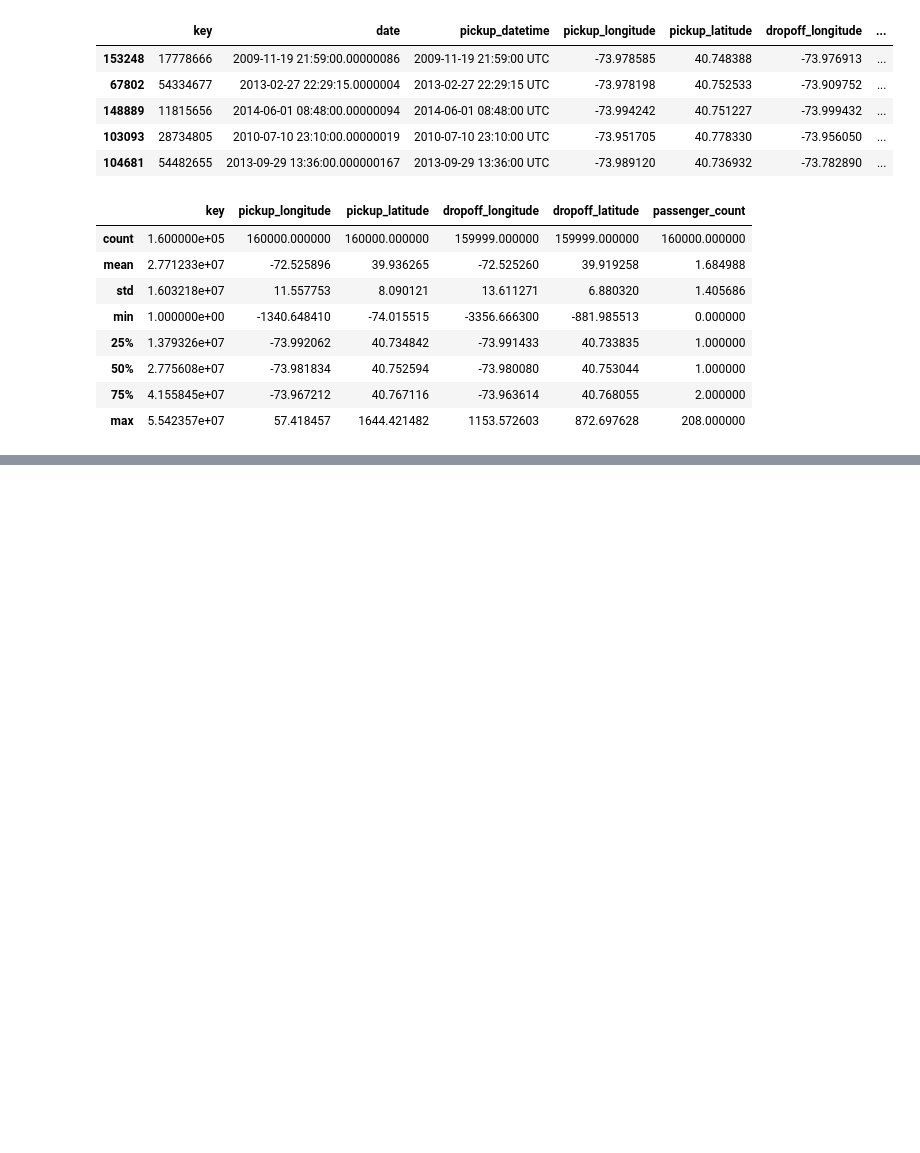
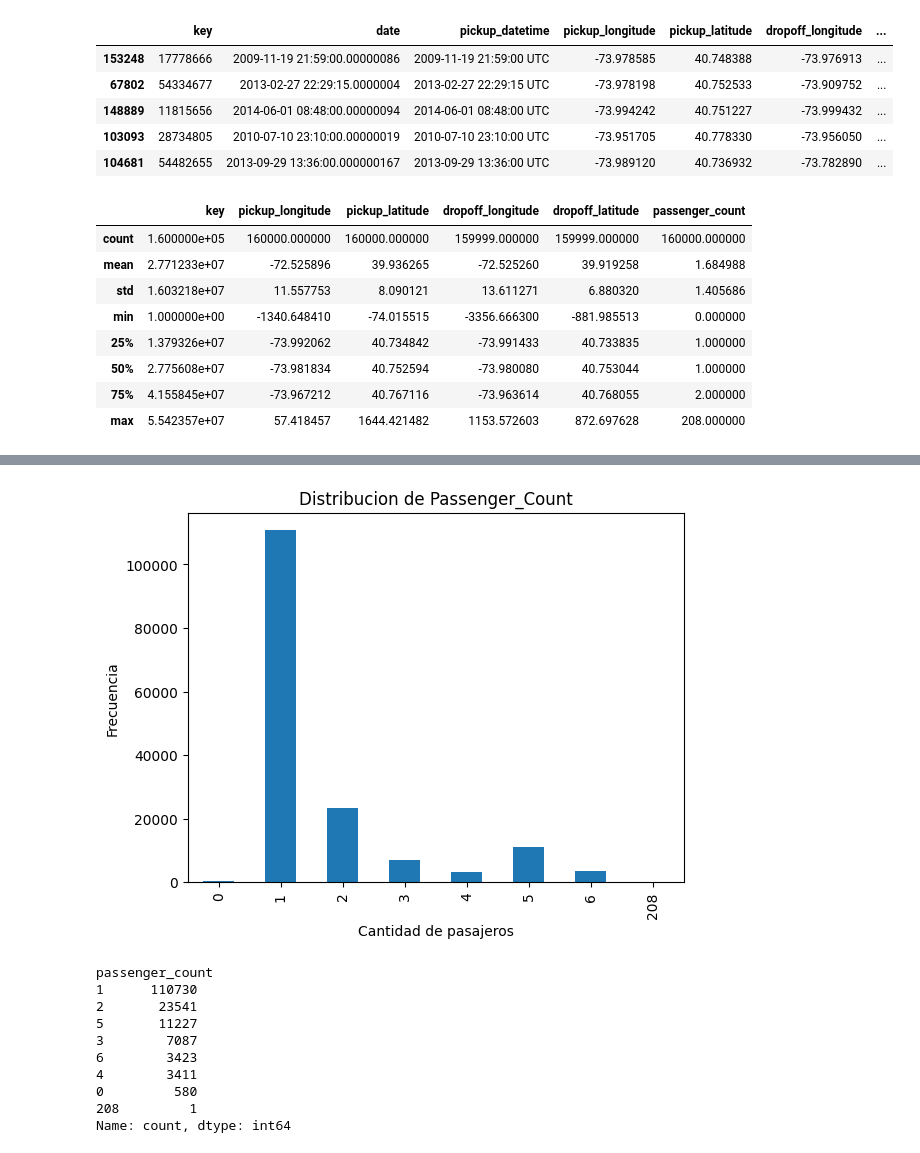
Before and after one commit to Flormezzano/TP-Regresion-AA1-2025C2-Mezzano-P-rez-Tapia, a Jupyter notebook: TP-Regresion-AA1-2025C2-Mezzano-Pérez-Tapia.ipynb, the cells around one changed output, grey strips where cells are left out. Cells and saved outputs as stored; diff of their text form; code cells hidden in the pictures; blank space fills up the shorter version.

```diff
--- a/TP-Regresion-AA1-2025C2-Mezzano-Pérez-Tapia.ipynb
+++ b/TP-Regresion-AA1-2025C2-Mezzano-Pérez-Tapia.ipynb
@@ -113,0 +173,19 @@ X_train.describe()
+# %%
+X_train["passenger_count"].value_counts().sort_index().plot(kind='bar')
+plt.title("Distribucion de Passenger_Count")
+plt.xlabel("Cantidad de pasajeros")
+plt.ylabel("Frecuencia")
+plt.show()
+X_train["passenger_count"].value_counts()
+# %% [output]
+[figure, added]
+passenger_count
+1      110730
+2       23541
+5       11227
+3        7087
+6        3423
+4        3411
+0         580
+208         1
+Name: count, dtype: int64
```
Also changed, not shown: parts of 10 cells of this notebook, 1 other file.
